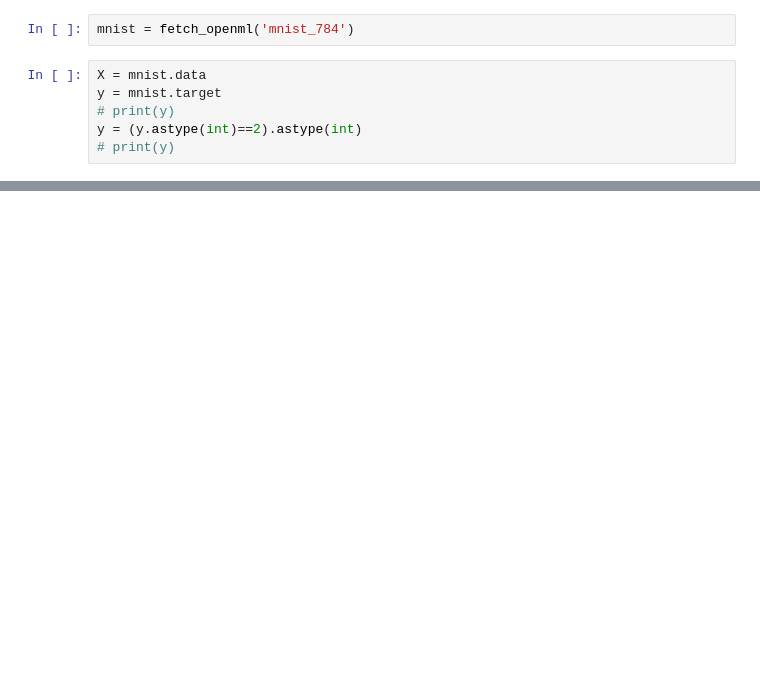
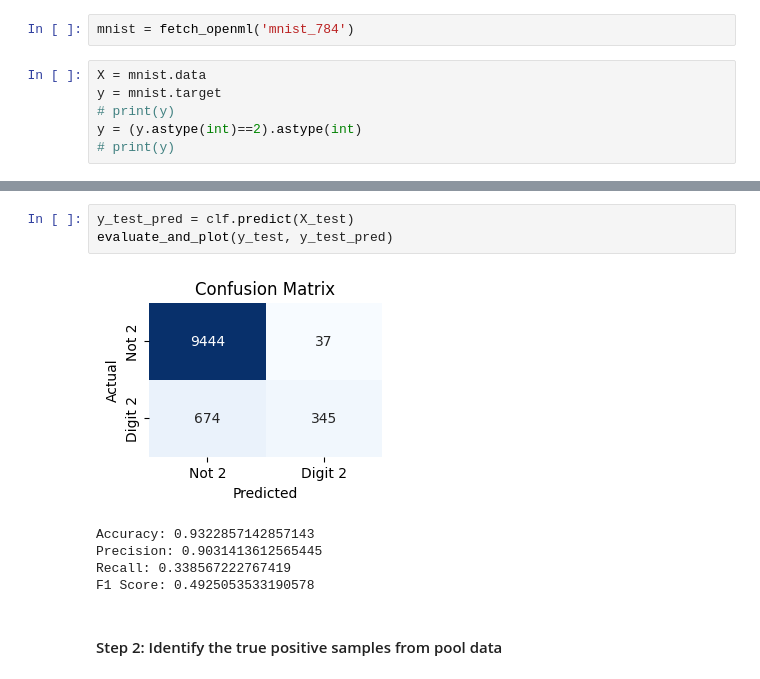
Before and after one commit to rishabh-mondal/label_cost, a Jupyter notebook: label_cost_mnist.ipynb, the cells around one changed output, grey strips where cells are left out. Saved outputs shown, nothing was run; the diff lists cells and outputs as text; blank space fills up the shorter version.

```diff
--- a/label_cost_mnist.ipynb
+++ b/label_cost_mnist.ipynb
@@ -14,0 +74,11 @@ X_train, X_test, y_train, y_test = train_test_split(X, y, test_size=0.2, random_
+# %%
+y_test_pred = clf.predict(X_test)
+evaluate_and_plot(y_test, y_test_pred)
+# %% [output]
+[figure, added]
+Accuracy: 0.9322857142857143
+Precision: 0.9031413612565445
+Recall: 0.338567222767419
+F1 Score: 0.4925053533190578
+# %% [markdown]
+#### Step 2: Identify the true positive samples from pool data
```
Also changed, not shown: parts of 29 cells of this notebook.
